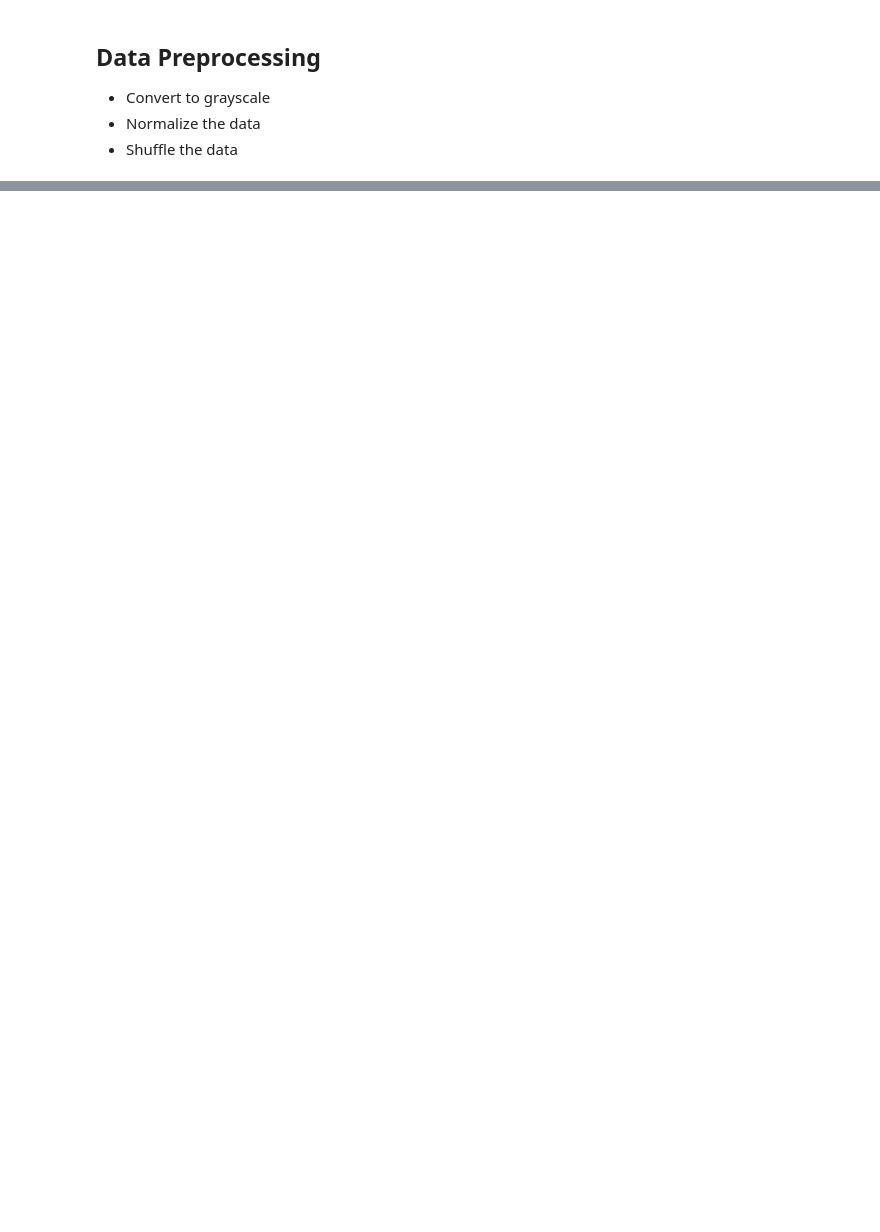
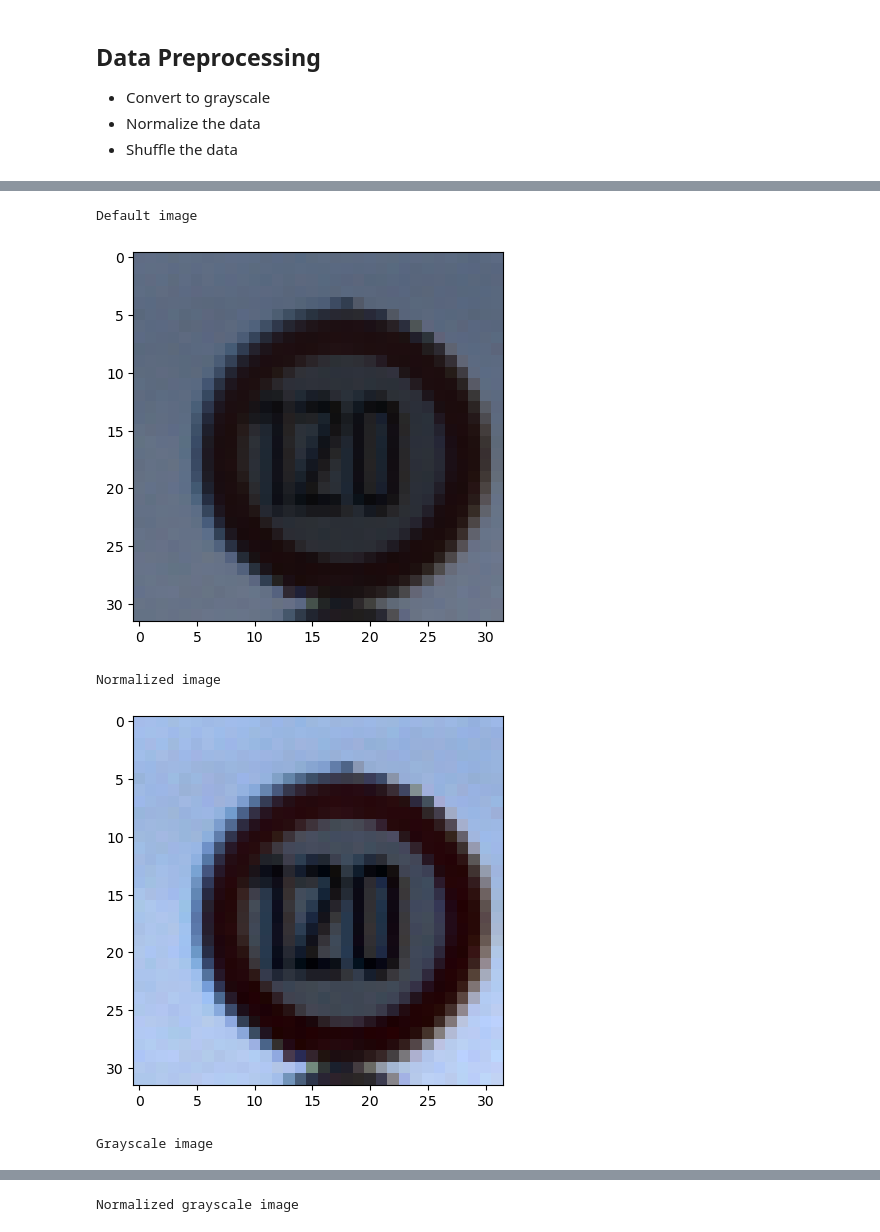
Before and after one commit to sjmfirestone/comp-4449-midterm-rtfs, a Jupyter notebook: main.ipynb, the cells around one changed output, grey strips where cells are left out. Drawn from its saved outputs; the diff is of its cells as text; code cells hidden in the pictures; blank space fills up the shorter version.

```diff
--- a/main.ipynb
+++ b/main.ipynb
@@ -158,7 +240,7 @@ def normalize_images(image_dict):
 
     return normalized_data_dict
 # %%
-def grayscale_conversion(image_dict):
+def grayscale_images(image_dict):
     """
     Converts traffic sign images to grayscale.
 
@@ -168,14 +250,30 @@ def grayscale_conversion(image_dict):
     Returns:
         dict: A dictionary containing grayscale traffic sign images.
     """
-    features = image_dict['features']
-    grayscale_features = np.sum(features/3, axis=3, keepdims=True)
+
+    grayscale_images = []
+
+    for image in image_dict['features']:
+        grayscale_image = cv2.cvtColor(image, cv2.COLOR_RGB2GRAY)
+        grayscale_images.append(grayscale_image)
 
     grayscale_data_dict = image_dict.copy()
-    grayscale_data_dict['features'] = grayscale_features
+    grayscale_data_dict['features'] = grayscale_images
 
     return grayscale_data_dict
+# %%
+def plot_image(image_dict, index):
+    """
+    Plots a traffic sign image.
+
+    Args:
+        image_dict (dict): A dictionary containing traffic sign images.
+        index (int): The index of the image to plot.
+    """
+    image = image_dict['features'][index]
+    plt.imshow(image, cmap='gray')
+    plt.show()
 # %%
 normal_train = normalize_images(train)
-grayscale_train = grayscale_conversion(train)
-normal_gray_train = grayscale_conversion(normal_train)
+grayscale_train = grayscale_images(train)
+normal_gray_train = normalize_images(grayscale_train)
@@ -204,0 +280,15 @@ Clipping input data to the valid range for imshow with RGB data ([0..1] for floa
+# %%
+print('Default image')
+plot_image(train, 123)
+print('Normalized image')
+plot_image(normal_train, 123)
+print('Grayscale image')
+plot_image(grayscale_train, 123)
+print('Normalized grayscale image')
+plot_image(normal_gray_train, 123)
+# %% [output]
+Default image
+[figure, added]
+Normalized image
+[figure, added]
+Grayscale image
@@ -204,0 +296 @@ Clipping input data to the valid range for imshow with RGB data ([0..1] for floa
+Normalized grayscale image
```
Also changed, not shown: parts of 14 cells of this notebook.
